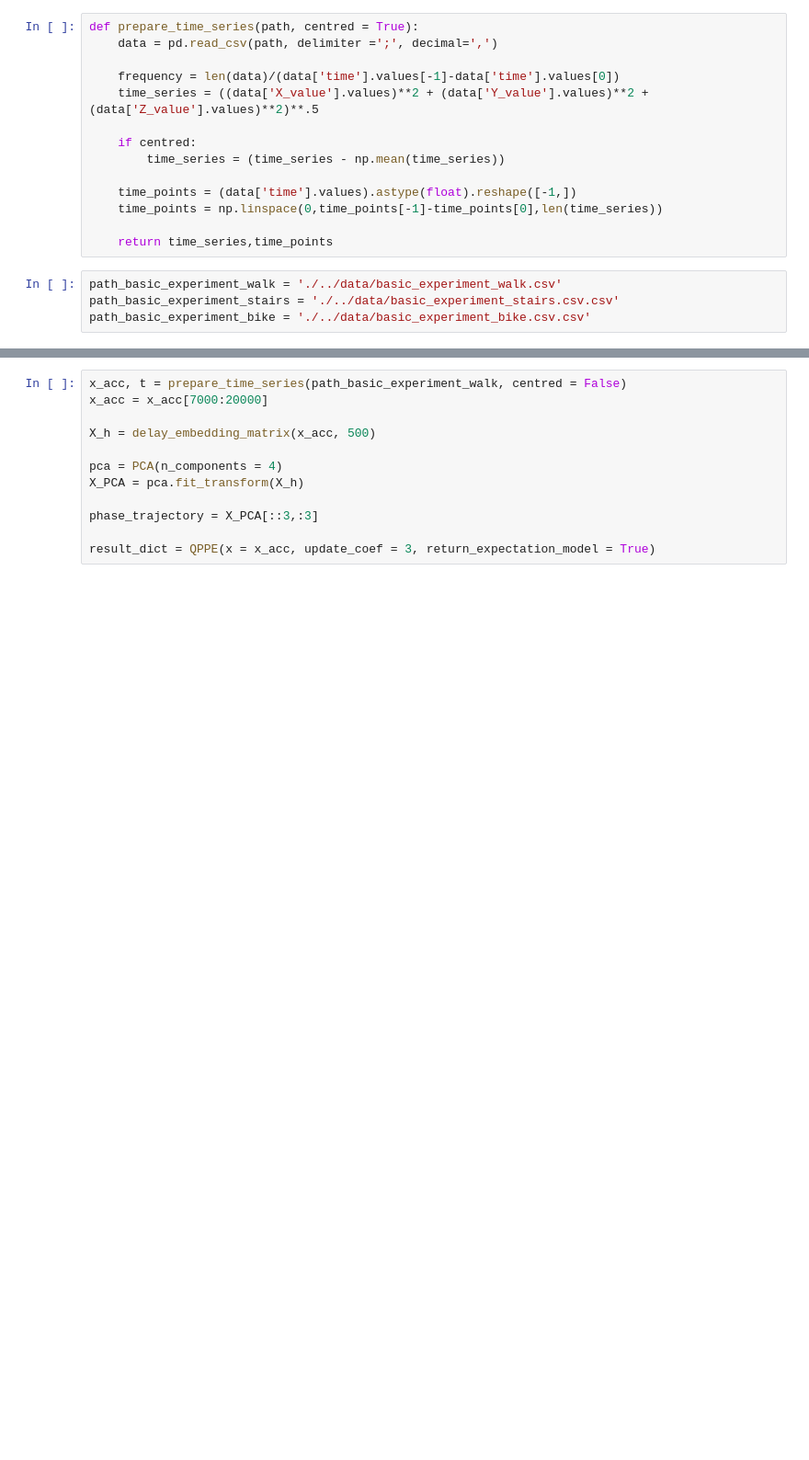
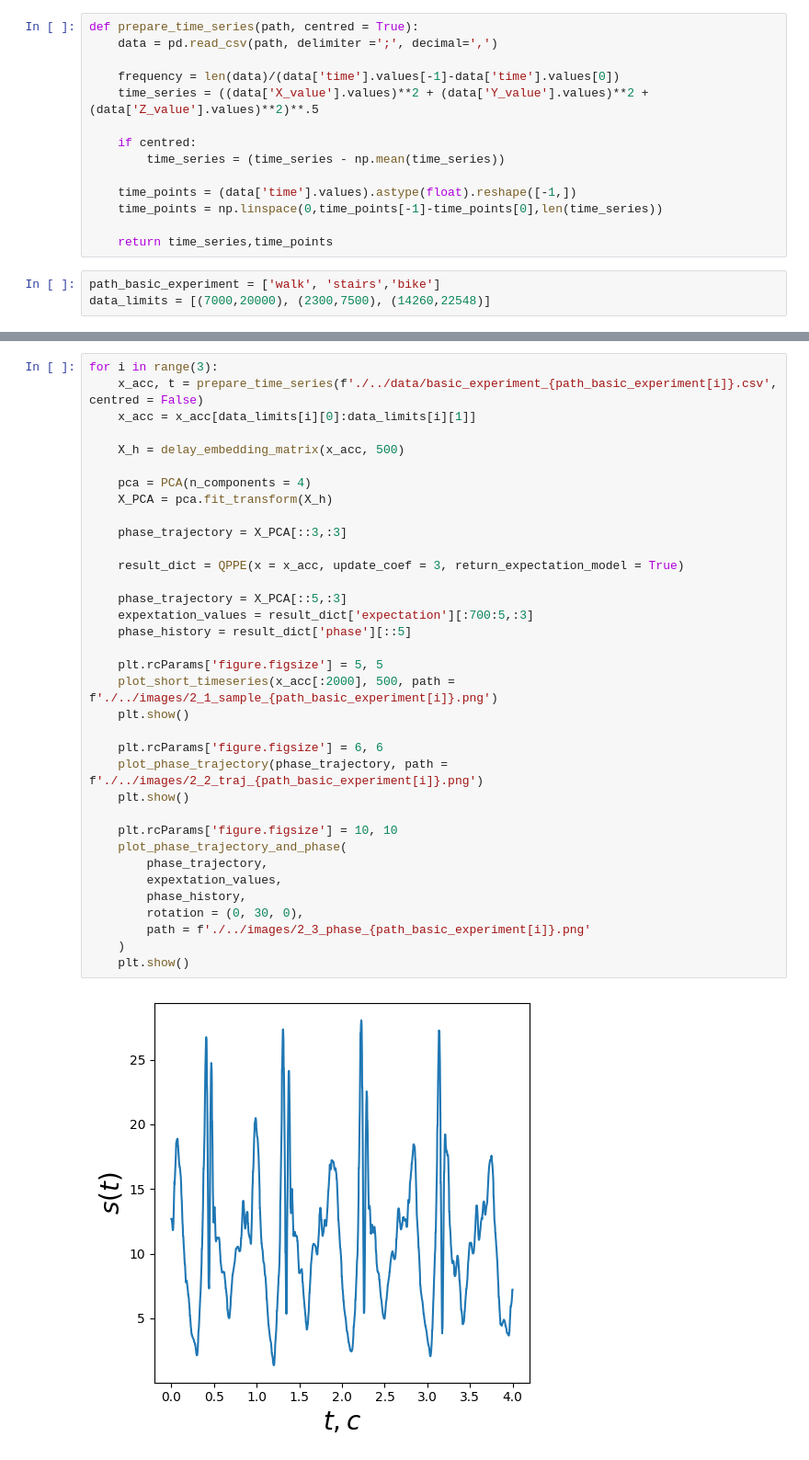
Before and after one commit to Denis-Tihonov/qppe, a Jupyter notebook: experiment/1_basic_experiment.ipynb, the cells around one changed output, grey strips where cells are left out. Shown at 92% size. Saved outputs shown, nothing was run; the diff lists cells and outputs as text; blank space fills up the shorter version.

```diff
--- a/experiment/1_basic_experiment.ipynb
+++ b/experiment/1_basic_experiment.ipynb
@@ -44,6 +44,5 @@ def prepare_time_series(path, centred = True):
 
     return time_series,time_points
 # %%
-path_basic_experiment_walk = './../data/basic_experiment_walk.csv'
-path_basic_experiment_stairs = './../data/basic_experiment_stairs.csv.csv'
-path_basic_experiment_bike = './../data/basic_experiment_bike.csv.csv'
+path_basic_experiment = ['walk', 'stairs','bike']
+data_limits = [(7000,20000), (2300,7500), (14260,22548)]
@@ -52,12 +49,37 @@ path_basic_experiment_bike = './../data/basic_experiment_bike.csv.csv'
 # %%
-x_acc, t = prepare_time_series(path_basic_experiment_walk, centred = False)
-x_acc = x_acc[7000:20000]
+for i in range(3):
+    x_acc, t = prepare_time_series(f'./../data/basic_experiment_{path_basic_experiment[i]}.csv', centred = False)
+    x_acc = x_acc[data_limits[i][0]:data_limits[i][1]]
 
-X_h = delay_embedding_matrix(x_acc, 500)
+    X_h = delay_embedding_matrix(x_acc, 500)
 
-pca = PCA(n_components = 4)
-X_PCA = pca.fit_transform(X_h)
+    pca = PCA(n_components = 4)
+    X_PCA = pca.fit_transform(X_h)
 
-phase_trajectory = X_PCA[::3,:3]
+    phase_trajectory = X_PCA[::3,:3]
 
-result_dict = QPPE(x = x_acc, update_coef = 3, return_expectation_model = True)
+    result_dict = QPPE(x = x_acc, update_coef = 3, return_expectation_model = True)
+
+    phase_trajectory = X_PCA[::5,:3]
+    expextation_values = result_dict['expectation'][:700:5,:3]
+    phase_history = result_dict['phase'][::5]
+
+    plt.rcParams['figure.figsize'] = 5, 5
+    plot_short_timeseries(x_acc[:2000], 500, path = f'./../images/2_1_sample_{path_basic_experiment[i]}.png')
+    plt.show()
+
+    plt.rcParams['figure.figsize'] = 6, 6
+    plot_phase_trajectory(phase_trajectory, path = f'./../images/2_2_traj_{path_basic_experiment[i]}.png')
+    plt.show()
+
+    plt.rcParams['figure.figsize'] = 10, 10
+    plot_phase_trajectory_and_phase(
+        phase_trajectory,
+        expextation_values,
+        phase_history,
+        rotation = (0, 30, 0),
+        path = f'./../images/2_3_phase_{path_basic_experiment[i]}.png'
+    )
+    plt.show()
+# %% [output]
+[figure, added]
```
Also changed, not shown: parts of 5 cells of this notebook, 10 other files.
